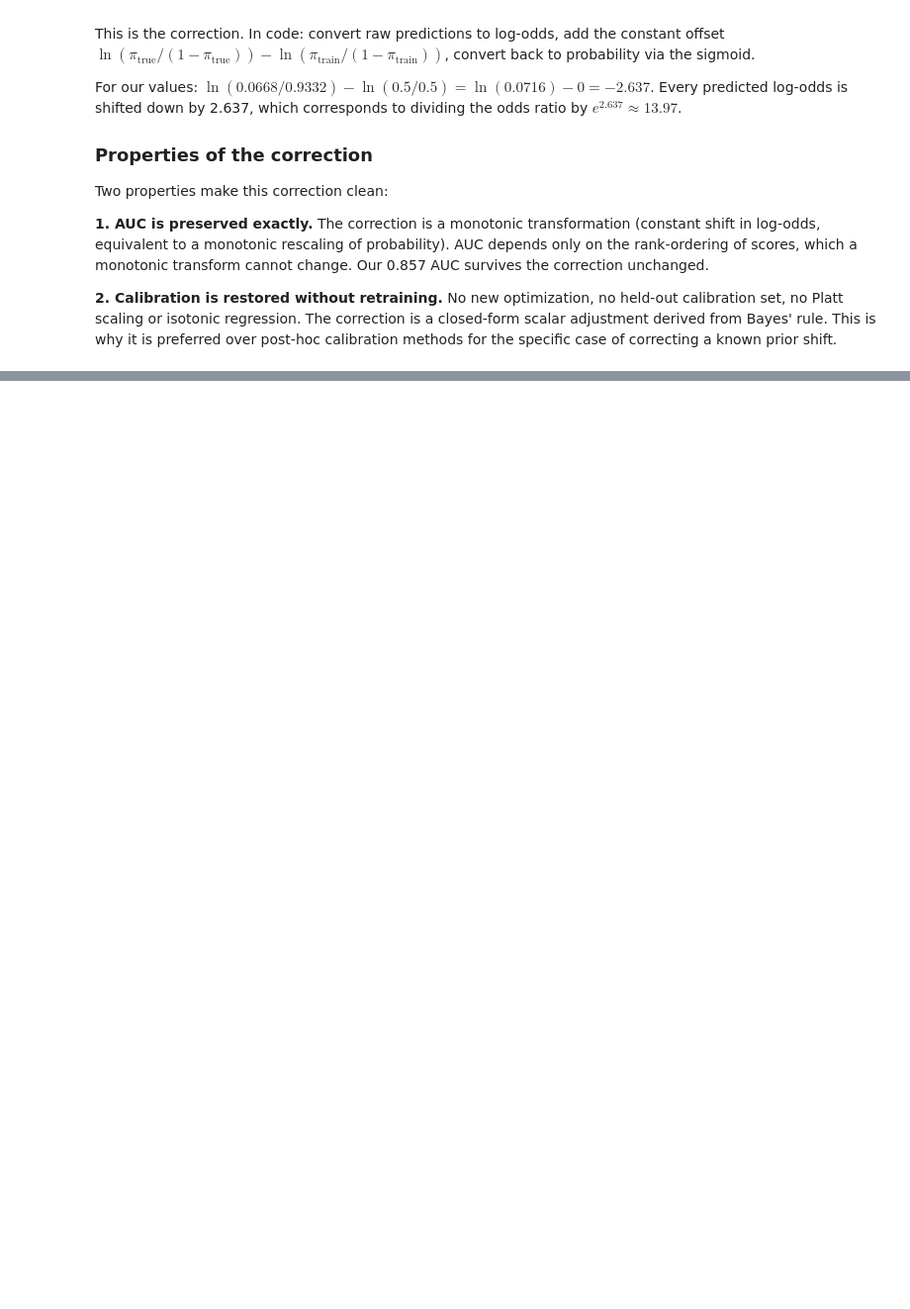
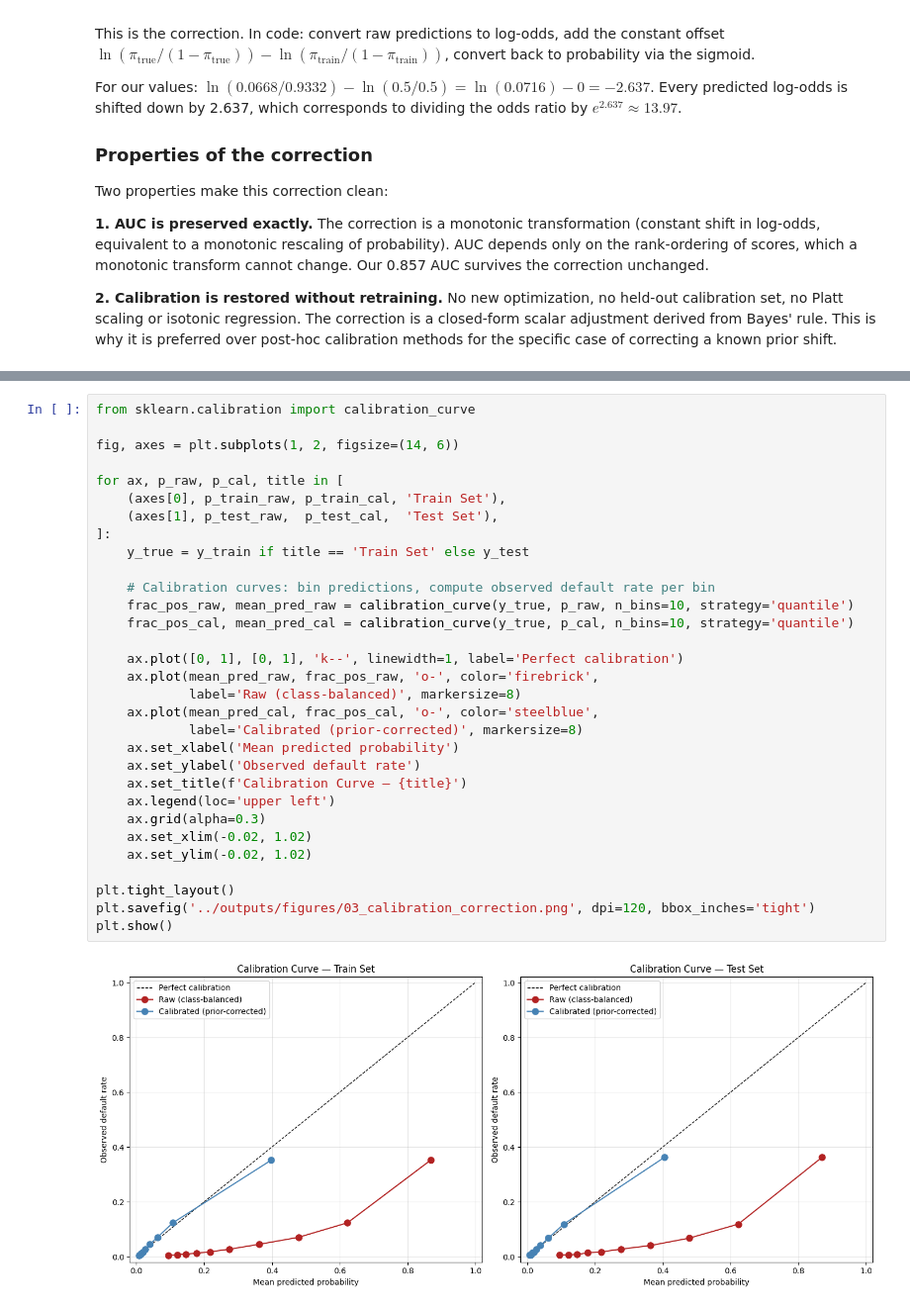
Before and after one commit to eavila-economist/Simple-credit-risk-model, a Jupyter notebook: notebooks/03_Model_Developement.ipynb, the cells around one changed output, grey strips where cells are left out. Shown at 99% size. Cells and saved outputs as stored; diff of their text form; blank space fills up the shorter version.

```diff
--- a/notebooks/03_Model_Developement.ipynb
+++ b/notebooks/03_Model_Developement.ipynb
@@ -450,0 +557,33 @@ Two properties make this correction clean:
+# %%
+from sklearn.calibration import calibration_curve
+
+fig, axes = plt.subplots(1, 2, figsize=(14, 6))
+
+for ax, p_raw, p_cal, title in [
+    (axes[0], p_train_raw, p_train_cal, 'Train Set'),
+    (axes[1], p_test_raw,  p_test_cal,  'Test Set'),
+]:
+    y_true = y_train if title == 'Train Set' else y_test
+
+    # Calibration curves: bin predictions, compute observed default rate per bin
+    frac_pos_raw, mean_pred_raw = calibration_curve(y_true, p_raw, n_bins=10, strategy='quantile')
+    frac_pos_cal, mean_pred_cal = calibration_curve(y_true, p_cal, n_bins=10, strategy='quantile')
+
+    ax.plot([0, 1], [0, 1], 'k--', linewidth=1, label='Perfect calibration')
+    ax.plot(mean_pred_raw, frac_pos_raw, 'o-', color='firebrick',
+            label='Raw (class-balanced)', markersize=8)
+    ax.plot(mean_pred_cal, frac_pos_cal, 'o-', color='steelblue',
+            label='Calibrated (prior-corrected)', markersize=8)
+    ax.set_xlabel('Mean predicted probability')
+    ax.set_ylabel('Observed default rate')
+    ax.set_title(f'Calibration Curve — {title}')
+    ax.legend(loc='upper left')
+    ax.grid(alpha=0.3)
+    ax.set_xlim(-0.02, 1.02)
+    ax.set_ylim(-0.02, 1.02)
+
+plt.tight_layout()
+plt.savefig('../outputs/figures/03_calibration_correction.png', dpi=120, bbox_inches='tight')
+plt.show()
+# %% [output]
+[figure, added]
```
Also changed, not shown: parts of 4 cells of this notebook, 3 other files.
